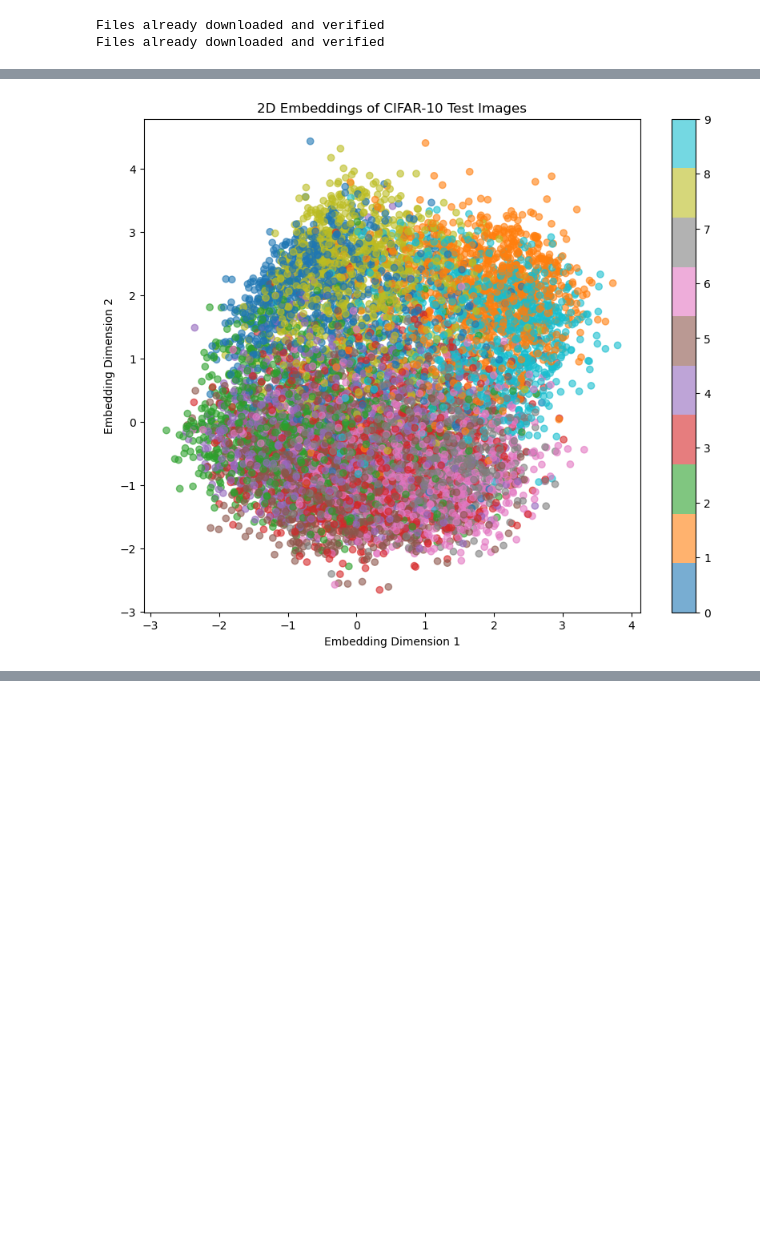
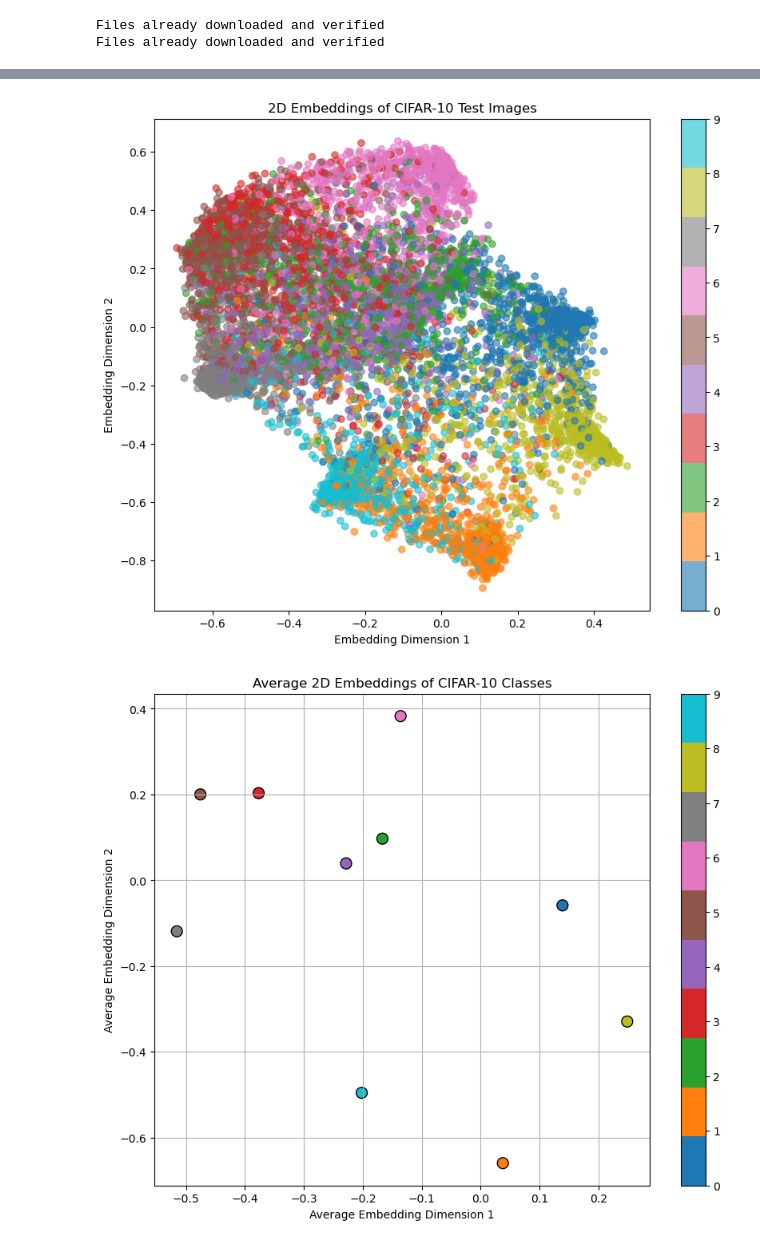
Before and after one commit to pavspatel7/DL_HW3, a Jupyter notebook: HW3.ipynb, the cells around one changed output, grey strips where cells are left out. Cells and saved outputs as stored; diff of their text form; code cells hidden in the pictures; blank space fills up the shorter version.

```diff
--- a/HW3.ipynb
+++ b/HW3.ipynb
@@ -1346,4 +1396,16 @@ Epoch 10: Avg Train Loss: 0.5689, Avg Test Loss: 0.5626
-# %%
-plot_embeddings()
-# %% [output]
-[figure, removed]
+# %%
+# When M = 0.5
+print("Evaluating Results for M = 0.5")
+model = EmbeddingNetwork()
+criterion = ContrastiveLoss(margin=0.5)
+optimizer = optim.Adam(model.parameters(), lr=0.001)
+
+num_epochs = 50
+for epoch in range(num_epochs):
+    train_loss = train(epoch)
+    test_loss = test()
+    print(f'Epoch {epoch + 1}: Avg Train Loss: {train_loss:.4f}, Avg Test Loss: {test_loss:.4f}')
+
+plot_embeddings()
+plot_average_embeddings()
+# %% [output]
@@ -1349,0 +1429,2 @@ plot_embeddings()
+[figure, added]
+[figure, added]
```
Also changed, not shown: parts of 11 cells of this notebook.
